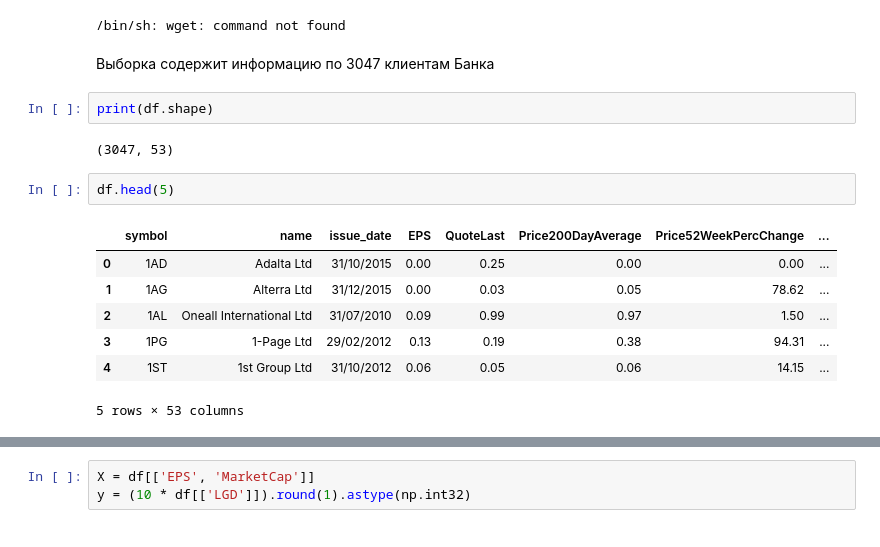
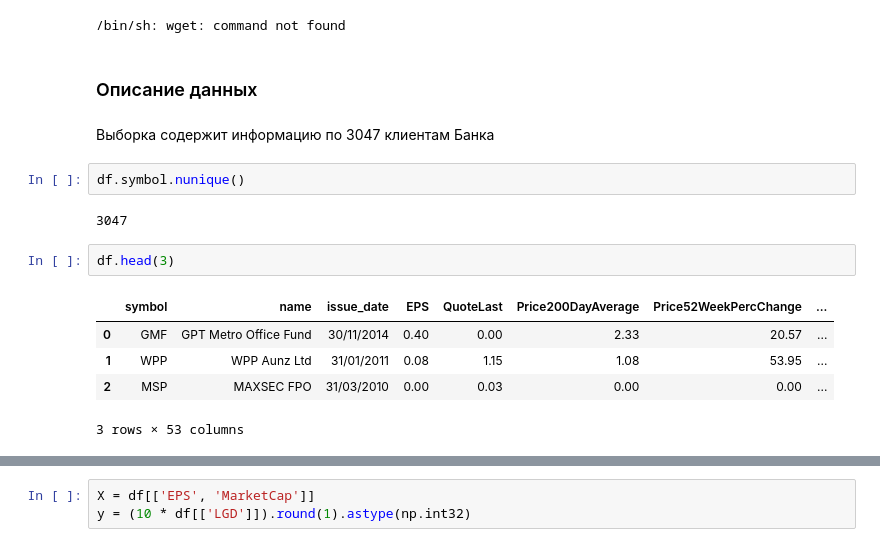
Before and after one commit to BKHV/risk_models, a Jupyter notebook: LGD.ipynb, the cells around one changed output, grey strips where cells are left out. Saved outputs shown, nothing was run; the diff lists cells and outputs as text.

```diff
--- a/LGD.ipynb
+++ b/LGD.ipynb
@@ -20,19 +20,19 @@ import matplotlib.pyplot as plt
 df = pd.read_csv('LGD-data.csv', sep=';')
 # %% [output]
 /bin/sh: wget: command not found
+# %% [markdown]
+### Описание данных
 # %% [markdown]
 Выборка содержит информацию по 3047 клиентам Банка
-# %%
-print(df.shape)
-# %% [output]
-(3047, 53)
+# %%
+df.symbol.nunique()
+# %% [output]
+3047
 # %%
-df.head(5)
+df.head(3)
 # %% [output]
 |  | symbol | name | issue_date | EPS | QuoteLast | Price200DayAverage | Price52WeekPercChange | ... |
-| 0 | 1AD | Adalta Ltd | 31/10/2015 | 0.00 | 0.25 | 0.00 | 0.00 | ... |
-| 1 | 1AG | Alterra Ltd | 31/12/2015 | 0.00 | 0.03 | 0.05 | 78.62 | ... |
-| 2 | 1AL | Oneall International Ltd | 31/07/2010 | 0.09 | 0.99 | 0.97 | 1.50 | ... |
-| 3 | 1PG | 1-Page Ltd | 29/02/2012 | 0.13 | 0.19 | 0.38 | 94.31 | ... |
-| 4 | 1ST | 1st Group Ltd | 31/10/2012 | 0.06 | 0.05 | 0.06 | 14.15 | ... |
+| 0 | GMF | GPT Metro Office Fund | 30/11/2014 | 0.40 | 0.00 | 2.33 | 20.57 | ... |
+| 1 | WPP | WPP Aunz Ltd | 31/01/2011 | 0.08 | 1.15 | 1.08 | 53.95 | ... |
+| 2 | MSP | MAXSEC FPO | 31/03/2010 | 0.00 | 0.03 | 0.00 | 0.00 | ... |
-5 rows × 53 columns
+3 rows × 53 columns
```
Also changed, not shown: parts of 5 cells of this notebook, 2 other files.
